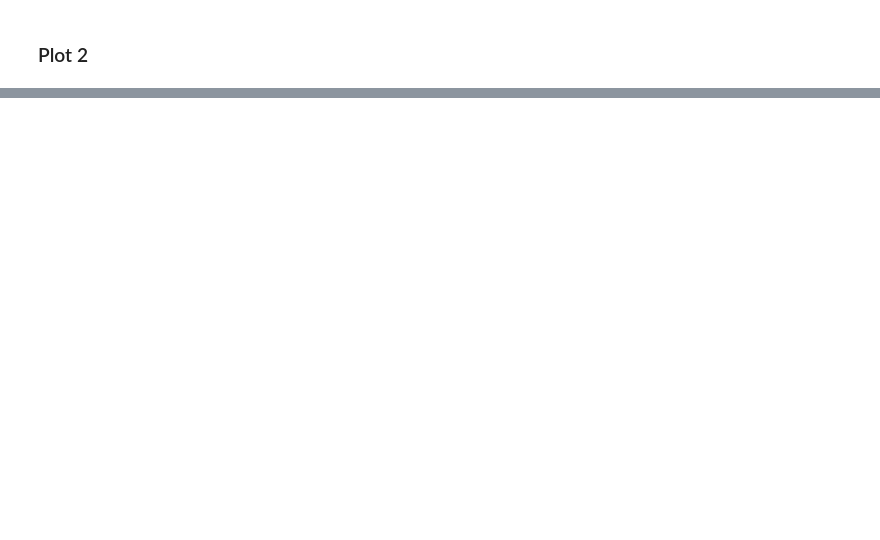
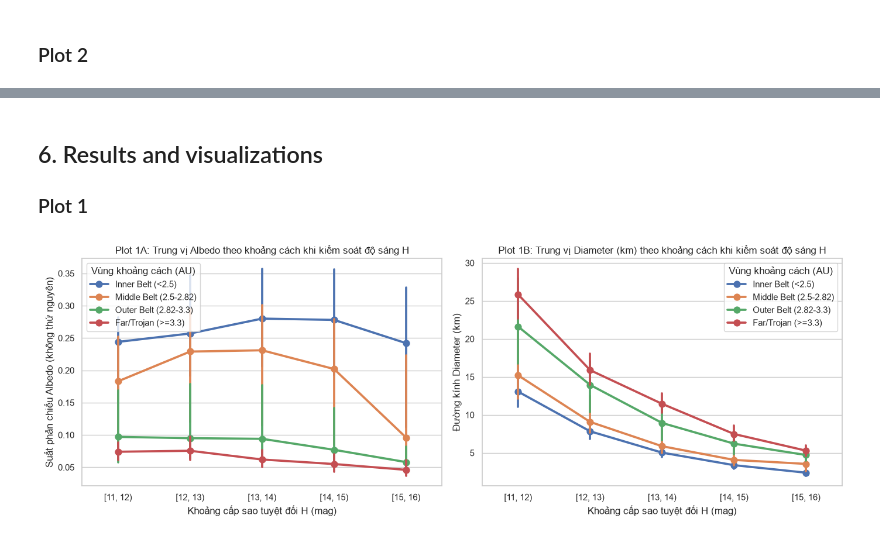
Before and after one commit to hohuunghiem/Programming-for-Data-Science, a Jupyter notebook: notebooks/02_analysis.ipynb, the cells around one changed output, grey strips where cells are left out. Cells and saved outputs as stored; diff of their text form; code cells hidden in the pictures; blank space fills up the shorter version.

```diff
--- a/notebooks/02_analysis.ipynb
+++ b/notebooks/02_analysis.ipynb
@@ -83,0 +284,26 @@ Include at least two well-labelled plots for this question. Each plot should hav
+# %%
+cols_q2 = ["a", "H", "diameter", "albedo", "diameter_sigma"]
+q2_df = df_raw[cols_q2].copy()
+for c in cols_q2:
+    q2_df[c] = pd.to_numeric(q2_df[c], errors="coerce")
+print("Step 0 - Raw rows:", len(q2_df))
+
+# Bước 1: Loại bỏ dòng thiếu dữ liệu ở các biến vật lý cốt lõi
+q2_df = q2_df.dropna(subset=["a", "H", "diameter", "albedo"]).copy()
+print("Step 1 - After dropna on (a, H, diameter, albedo):", len(q2_df))
+
+# Bước 2: Lọc giá trị vật lý dương
+q2_df = q2_df[(q2_df["diameter"] > 0) & (q2_df["albedo"] > 0) & (q2_df["a"] > 0)].copy()
+print("Step 2 - After filtering positive physical values:", len(q2_df))
+
+# Bước 3: Tạo biến dẫn xuất (D3)
+q2_df["d_est"] = (1329.0 / np.sqrt(q2_df["albedo"])) * (10 ** (-0.2 * q2_df["H"]))
+q2_df["rel_diff_d"] = np.abs(q2_df["diameter"] - q2_df["d_est"]) / q2_df["diameter"]
+bins_a = [0, 2.5, 2.82, 3.3, np.inf]
+labels_a = ["Inner Belt (<2.5)", "Middle Belt (2.5-2.82)", "Outer Belt (2.82-3.3)", "Far/Trojan (>=3.3)"]
+q2_df["heliocentric_zone"] = pd.cut(q2_df["a"], bins=bins_a, labels=labels_a, right=False)
+
+# Bước 4: Giới hạn phạm vi độ sáng H trong [11, 16) mag để phân tầng D4
+q2_sub = q2_df[(q2_df["H"] >= 11) & (q2_df["H"] < 16)].copy()
+q2_sub["H_bin"] = pd.cut(q2_sub["H"], bins=[11, 12, 13, 14, 15, 16], right=False)
+print("Step 3 - Final analytical rows in H range [11, 16) mag:", len(q2_sub))
@@ -83,0 +366,22 @@ Include at least two well-labelled plots for this question. Each plot should hav
+# %% [markdown]
+## 6. Results and visualizations
+
+### Plot 1
+# %%
+# ### Plot 1: Trung vị Albedo và Diameter (km) theo vùng khoảng cách khi cố định độ sáng H
+fig, axes = plt.subplots(1, 2, figsize=(14, 5))
+sns.pointplot(data=q2_sub, x="H_bin", y="albedo", hue="heliocentric_zone", estimator=np.median, errorbar=("pi", 50), ax=axes[0])
+axes[0].set_title("Plot 1A: Trung vị Albedo theo khoảng cách khi kiểm soát độ sáng H")
+axes[0].set_xlabel("Khoảng cấp sao tuyệt đối H (mag)")
+axes[0].set_ylabel("Suất phản chiếu Albedo (không thứ nguyên)")
+axes[0].legend(title="Vùng khoảng cách (AU)")
+
+sns.pointplot(data=q2_sub, x="H_bin", y="diameter", hue="heliocentric_zone", estimator=np.median, errorbar=("pi", 50), ax=axes[1])
+axes[1].set_title("Plot 1B: Trung vị Diameter (km) theo khoảng cách khi kiểm soát độ sáng H")
+axes[1].set_xlabel("Khoảng cấp sao tuyệt đối H (mag)")
+axes[1].set_ylabel("Đường kính Diameter (km)")
+axes[1].legend(title="Vùng khoảng cách (AU)")
+plt.tight_layout()
+plt.show()
+# %% [output]
+[figure, added]
```
Also changed, not shown: parts of 18 cells of this notebook.
